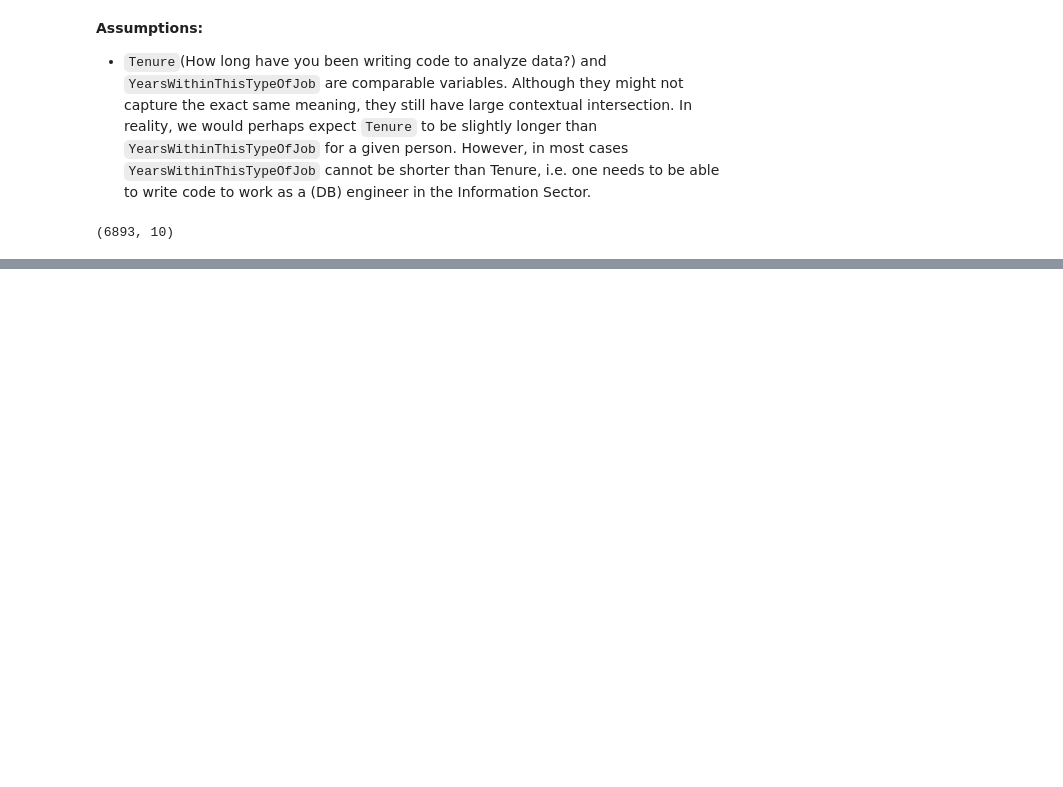
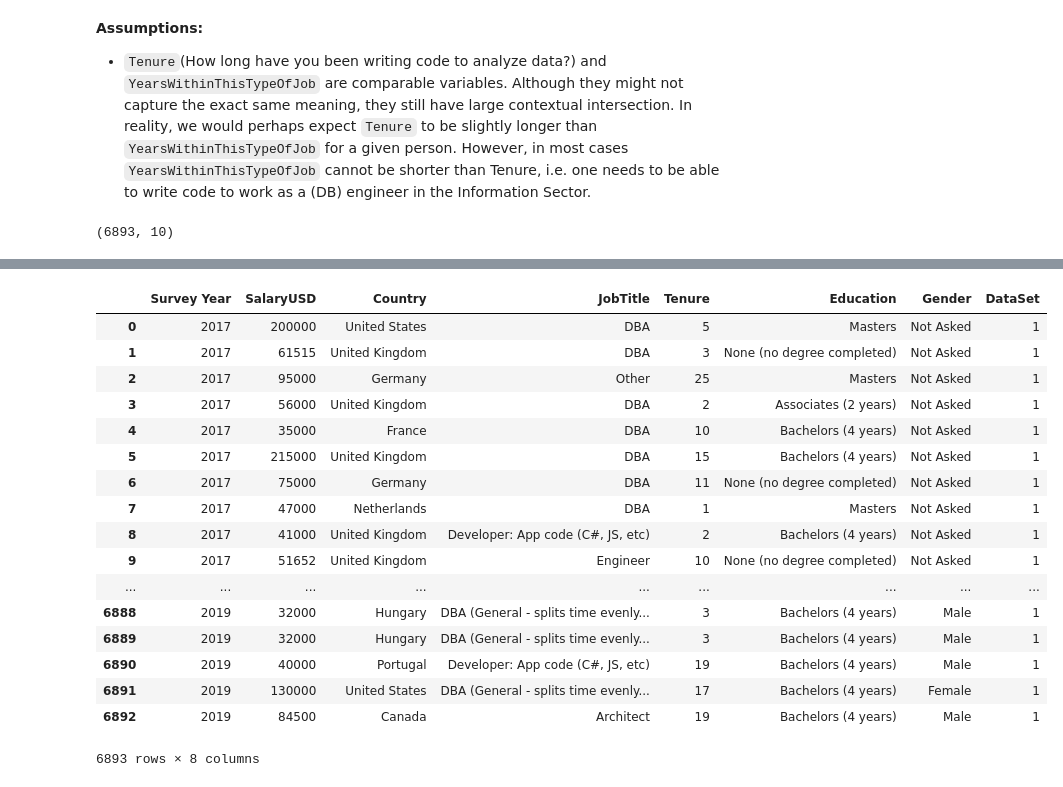
Before and after one commit to hendrikbaacke/Data-Madness, a Jupyter notebook: Income_and_Living_Prices__Data_Madness.ipynb, the cells around one changed output, grey strips where cells are left out. Cells and saved outputs as stored; diff of their text form; code cells hidden in the pictures; blank space fills up the shorter version.

```diff
--- a/Income_and_Living_Prices__Data_Madness.ipynb
+++ b/Income_and_Living_Prices__Data_Madness.ipynb
@@ -393,0 +479,24 @@ salary
+# %%
+df_OZR = df_OZRresponse_da[['Survey Year','SalaryUSD','Country','JobTitle','YearsWithThisTypeOfJob','Education','Gender']]
+df_OZR['DataSet'] = 1
+df_OZR = df_OZR.rename(columns={'YearsWithThisTypeOfJob': 'Tenure'})
+df_OZR
+# %% [output]
+|  | Survey Year | SalaryUSD | Country | JobTitle | Tenure | Education | Gender | DataSet |
+| 0 | 2017 | 200000 | United States | DBA | 5 | Masters | Not Asked | 1 |
+| 1 | 2017 | 61515 | United Kingdom | DBA | 3 | None (no degree completed) | Not Asked | 1 |
+| 2 | 2017 | 95000 | Germany | Other | 25 | Masters | Not Asked | 1 |
+| 3 | 2017 | 56000 | United Kingdom | DBA | 2 | Associates (2 years) | Not Asked | 1 |
+| 4 | 2017 | 35000 | France | DBA | 10 | Bachelors (4 years) | Not Asked | 1 |
+| 5 | 2017 | 215000 | United Kingdom | DBA | 15 | Bachelors (4 years) | Not Asked | 1 |
+| 6 | 2017 | 75000 | Germany | DBA | 11 | None (no degree completed) | Not Asked | 1 |
+| 7 | 2017 | 47000 | Netherlands | DBA | 1 | Masters | Not Asked | 1 |
+| 8 | 2017 | 41000 | United Kingdom | Developer: App code (C#, JS, etc) | 2 | Bachelors (4 years) | Not Asked | 1 |
+| 9 | 2017 | 51652 | United Kingdom | Engineer | 10 | None (no degree completed) | Not Asked | 1 |
+| ... | ... | ... | ... | ... | ... | ... | ... | ... |
+| 6888 | 2019 | 32000 | Hungary | DBA (General - splits time evenly... | 3 | Bachelors (4 years) | Male | 1 |
+| 6889 | 2019 | 32000 | Hungary | DBA (General - splits time evenly... | 3 | Bachelors (4 years) | Male | 1 |
+| 6890 | 2019 | 40000 | Portugal | Developer: App code (C#, JS, etc) | 19 | Bachelors (4 years) | Male | 1 |
+| 6891 | 2019 | 130000 | United States | DBA (General - splits time evenly... | 17 | Bachelors (4 years) | Female | 1 |
+| 6892 | 2019 | 84500 | Canada | Architect | 19 | Bachelors (4 years) | Male | 1 |
+6893 rows × 8 columns
```
Also changed, not shown: parts of 25 cells of this notebook, 1 other file.
